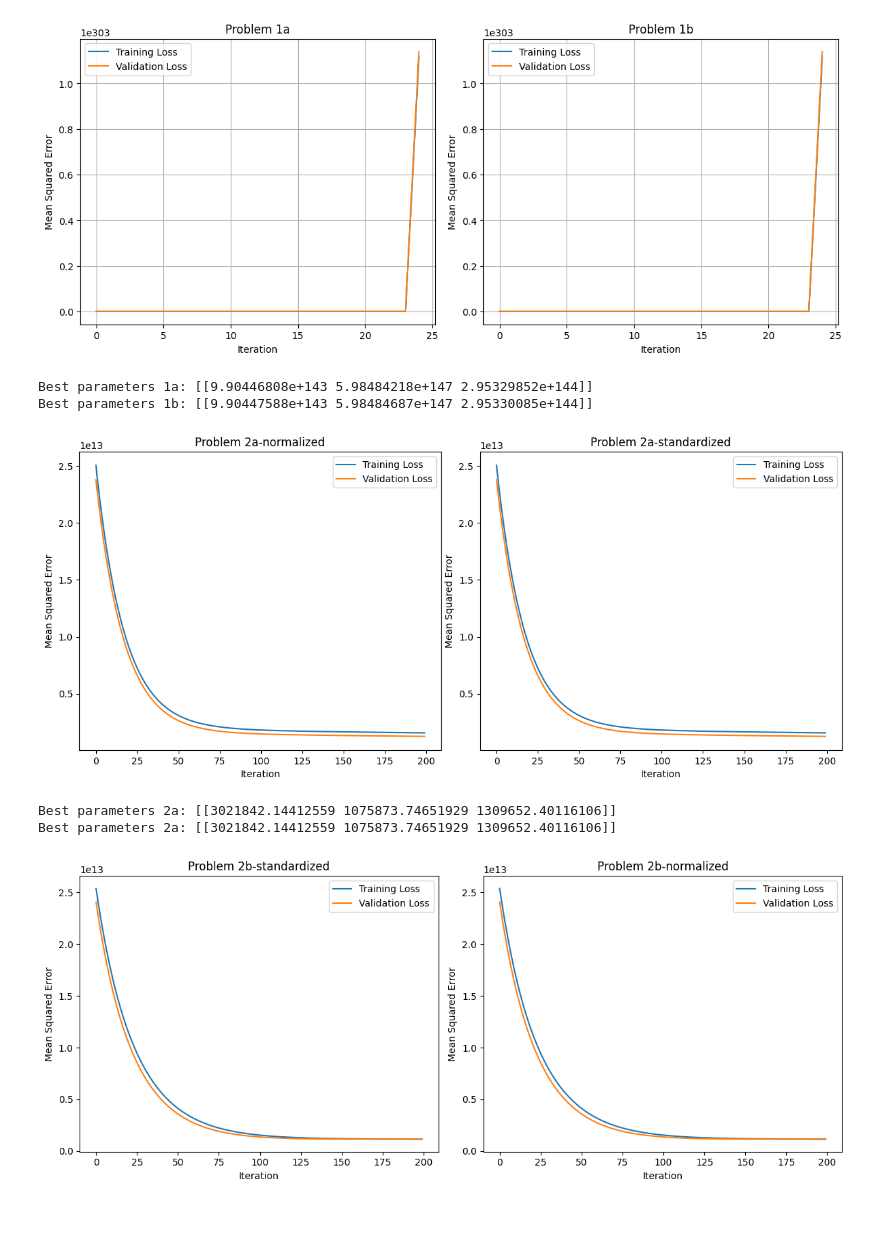
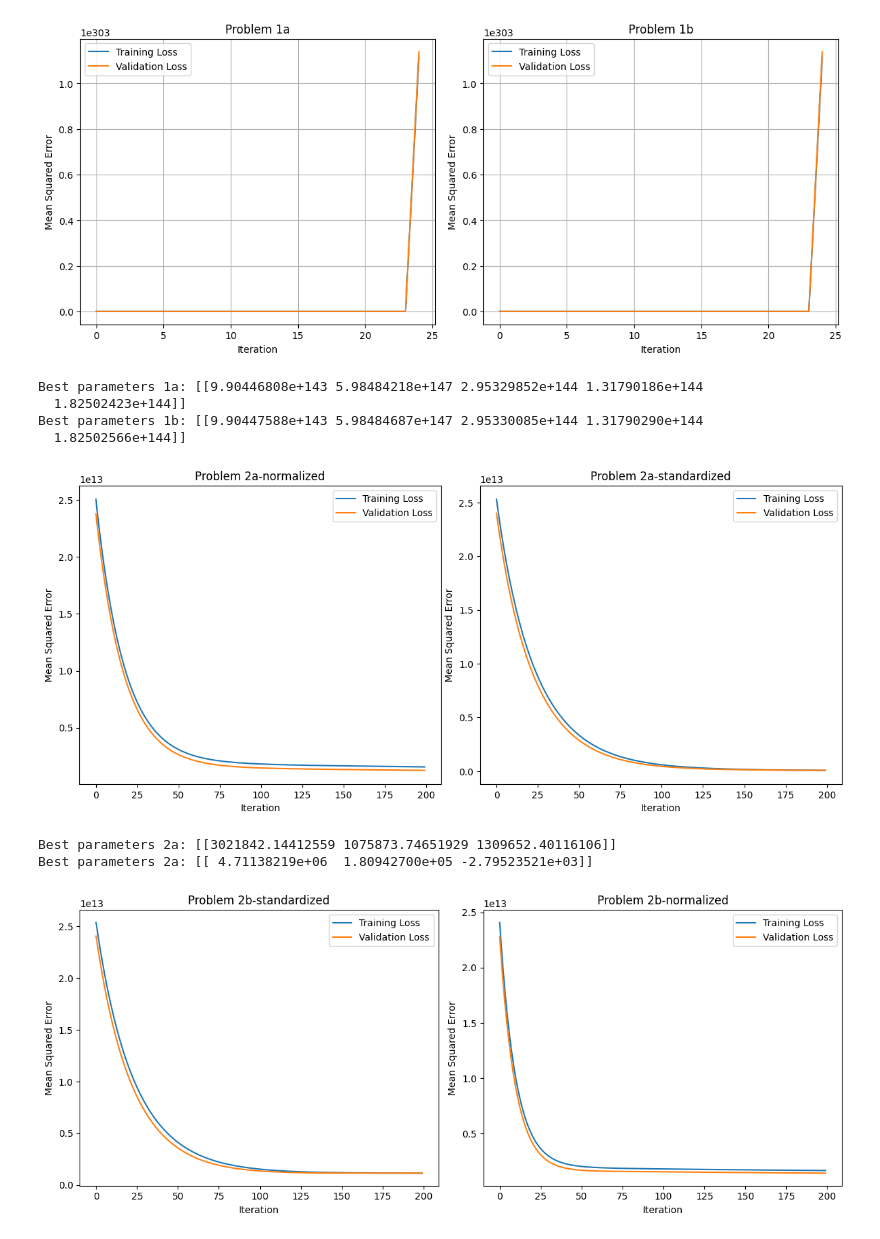
Before and after one commit to Salitre97/ECGR-4105-Intro-to-ML, a Jupyter notebook: Homework2/Homework_2.ipynb, the cells around one changed output. Saved outputs shown, nothing was run; the diff lists cells and outputs as text; code cells hidden in the pictures.

```diff
--- a/Homework2/Homework_2.ipynb
+++ b/Homework2/Homework_2.ipynb
@@ -183,10 +183,12 @@ plt.show()
 # %% [output]
 [figure]
 # %%
-print("Best parameters 1a:", theta_0[:3].T)
-print("Best parameters 1b:", theta_1[:3].T)
+print("Best parameters 1a:", theta_0[:5].T)
+print("Best parameters 1b:", theta_1[:5].T)
 # %% [output]
-Best parameters 1a: [[9.90446808e+143 5.98484218e+147 2.95329852e+144]]
-Best parameters 1b: [[9.90447588e+143 5.98484687e+147 2.95330085e+144]]
+Best parameters 1a: [[9.90446808e+143 5.98484218e+147 2.95329852e+144 1.31790186e+144
+  1.82502423e+144]]
+Best parameters 1b: [[9.90447588e+143 5.98484687e+147 2.95330085e+144 1.31790290e+144
+  1.82502566e+144]]
 # %%
 # For Problem 2
@@ -229,8 +228,8 @@ X_train = df_train[num_vars].values
 X_val = df_test[num_vars].values
 
 # fit and transform the training data (normalization)
-X_train_std = scaler_norm.fit_transform(X_train)
-X_val_std = scaler_norm.fit_transform(X_val)
+X_train_std = scaler_std.fit_transform(X_train)
+X_val_std = scaler_std.fit_transform(X_val)
 
 # initial values
 learning_rate = 0.01
@@ -239,7 +238,7 @@ m = len(X_train)
 theta_3 = np.zeros((X_train.shape[1] + 1, 1))
 
 # Train a simple linear regression model using gradient descent
-train_losses_2a_std, val_losses_2a_std, theta_3 = gradient_descent(X_train_norm, X_val_norm, y_train, y_val, learning_rate, n_iterations, m, theta_3)
+train_losses_2a_std, val_losses_2a_std, theta_3 = gradient_descent(X_train_std, X_val_std, y_train, y_val, learning_rate, n_iterations, m, theta_3)
 
 
 plt.subplots(1, 2, figsize=(12, 5))
@@ -265,13 +264,13 @@ plt.title("Problem 2a-standardized")
 
 plt.show()
 # %% [output]
-[figure, old version]
+[figure, new version]
 # %%
 print("Best parameters 2a:", theta_2[:3].T)
 print("Best parameters 2a:", theta_3[:3].T)
 # %% [output]
 Best parameters 2a: [[3021842.14412559 1075873.74651929 1309652.40116106]]
-Best parameters 2a: [[3021842.14412559 1075873.74651929 1309652.40116106]]
+Best parameters 2a: [[ 4.71138219e+06  1.80942700e+05 -2.79523521e+03]]
 # %%
 # Problem 2b - standardization
 
@@ -321,35 +320,37 @@ y_val = df_test['price'].values.reshape(-1, 1)
 # initial values
 learning_rate = 0.01
 n_iterations = 200
 m = len(X_train)
 theta_5 = np.zeros((X_train.shape[1] + 1, 1))
 
 # train model
-train_losses_2b_norm, val_losses_2b_norm, theta_5 = gradient_descent(X_train_std, X_val_std, y_train, y_val, learning_rate, n_iterations, m, theta_5)
+train_losses_2b_norm, val_losses_2b_norm, theta_5 = gradient_descent(X_train_norm, X_val_norm, y_train, y_val, learning_rate, n_iterations, m, theta_5)
 
 # plot
 fig, (ax1, ax2) = plt.subplots(1, 2, figsize=(12, 5))
 
 # For problem 2b- standarized
 ax1.plot(train_losses_2b_std, label="Training Loss")
 ax1.plot(val_losses_2b_std, label="Validation Loss")
 ax1.set_xlabel("Iteration")
 ax1.set_ylabel("Mean Squared Error")
 ax1.legend()
 ax1.set_title("Problem 2b-standardized")
+plt.grid()
 
 # For problem 2b-normalized
 ax2.plot(train_losses_2b_norm, label="Training Loss")
 ax2.plot(val_losses_2b_norm, label="Validation Loss")
 ax2.set_xlabel("Iteration")
 ax2.set_ylabel("Mean Squared Error")
 ax2.legend()
 ax2.set_title("Problem 2b-normalized")
+plt.grid()
 
 plt.tight_layout()
 plt.show()
 # %% [output]
-[figure, old version]
+[figure, new version]
 # %%
 print("Best parameters 2b:", theta_4[:3].T)
 print("Best parameters 2b:", theta_5[:3].T)
```
Also changed, not shown: parts of 6 cells of this notebook.
